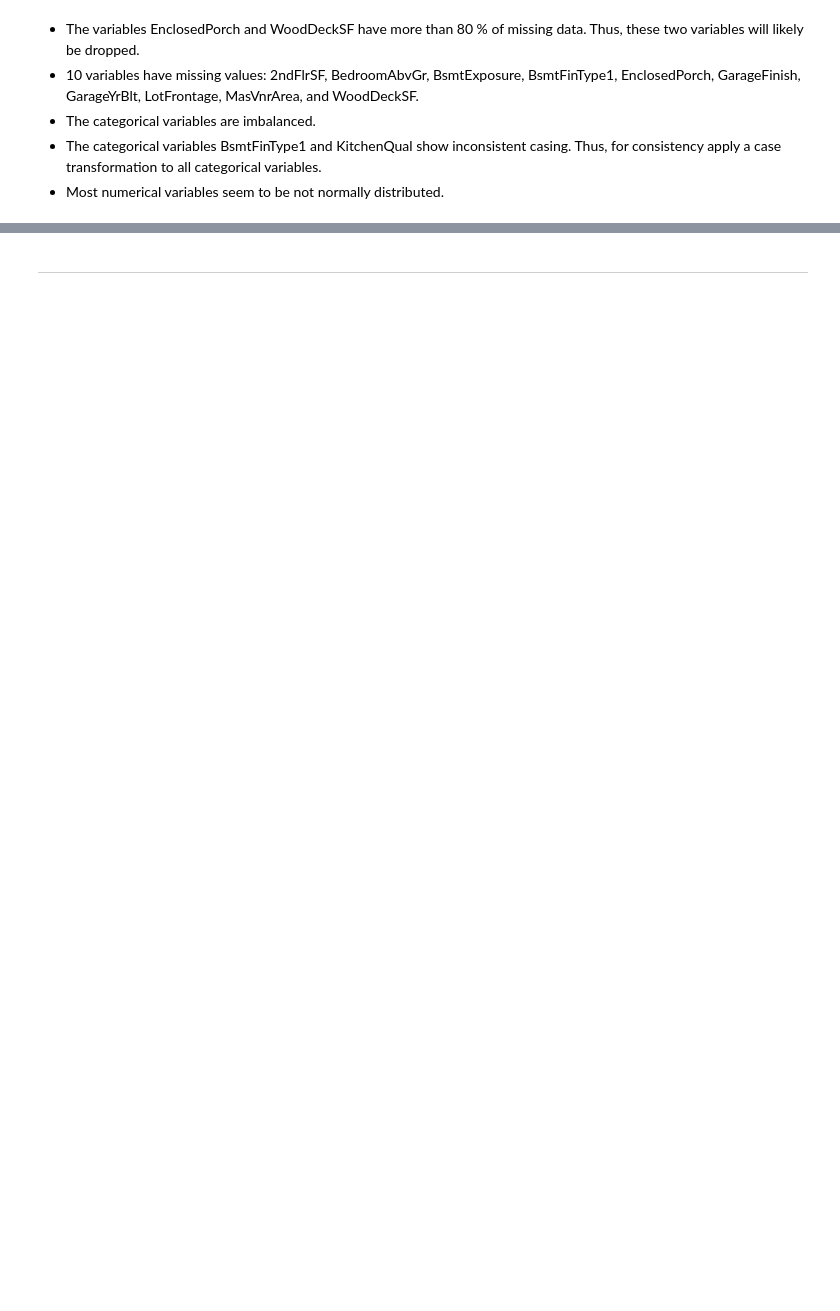
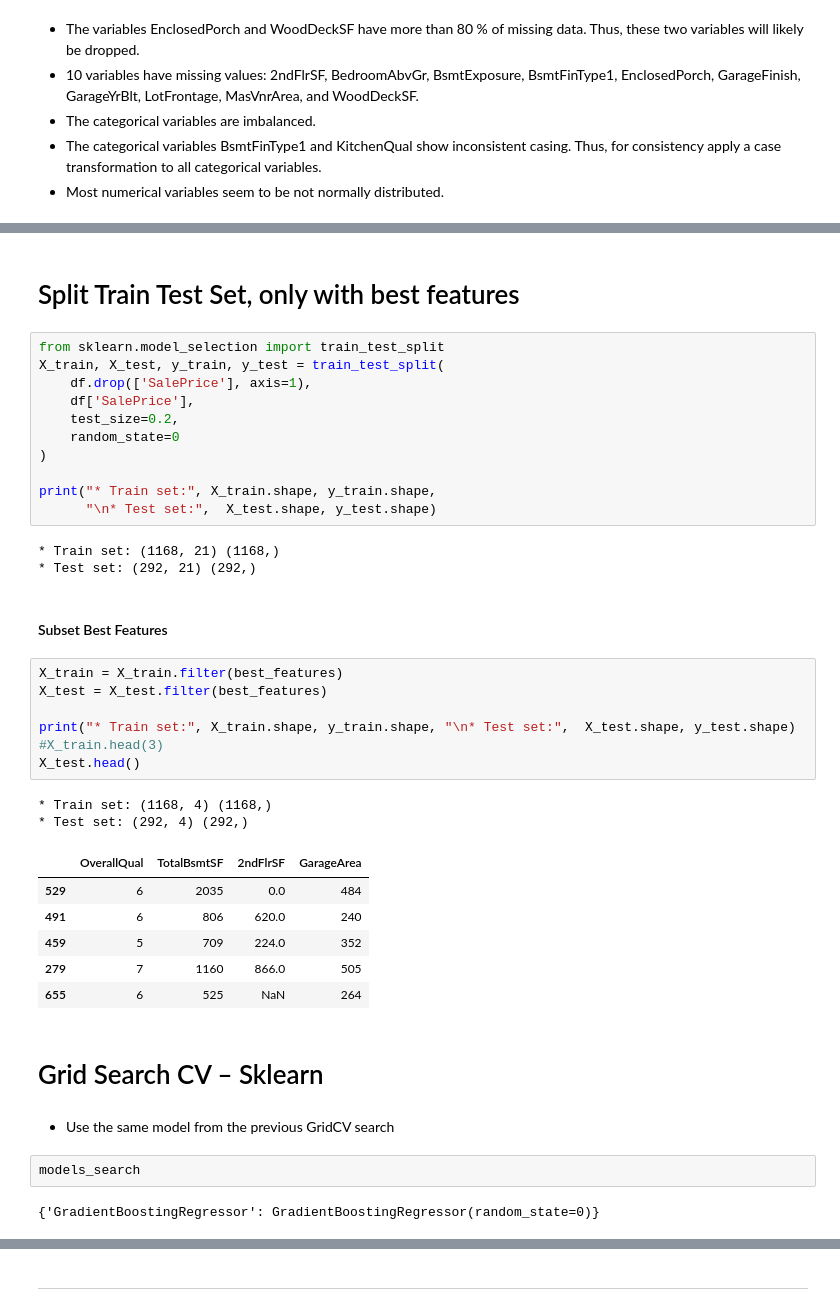
Before and after one commit to ParedesGab/PP5-heritage-housing-issues, a Jupyter notebook: jupyter_notebooks/5-Predict Sales Price.ipynb, the cells around one changed output, grey strips where cells are left out. Drawn from its saved outputs; the diff is of its cells as text; blank space fills up the shorter version.

```diff
--- a/jupyter_notebooks/5-Predict Sales Price.ipynb
+++ b/jupyter_notebooks/5-Predict Sales Price.ipynb
@@ -655,0 +535,42 @@ The score ranges from 0 (no predictive power) to 1 (perfect predictive power)
+# %% [markdown]
+# Split Train Test Set, only with best features
+# %%
+from sklearn.model_selection import train_test_split
+X_train, X_test, y_train, y_test = train_test_split(
+    df.drop(['SalePrice'], axis=1),
+    df['SalePrice'],
+    test_size=0.2,
+    random_state=0
+)
+
+print("* Train set:", X_train.shape, y_train.shape,
+      "\n* Test set:",  X_test.shape, y_test.shape)
+# %% [output]
+* Train set: (1168, 21) (1168,)
+* Test set: (292, 21) (292,)
+# %% [markdown]
+#### Subset Best Features
+# %%
+X_train = X_train.filter(best_features)
+X_test = X_test.filter(best_features)
+
+print("* Train set:", X_train.shape, y_train.shape, "\n* Test set:",  X_test.shape, y_test.shape)
+#X_train.head(3)
+X_test.head()
+# %% [output]
+* Train set: (1168, 4) (1168,)
+* Test set: (292, 4) (292,)
+|  | OverallQual | TotalBsmtSF | 2ndFlrSF | GarageArea |
+| 529 | 6 | 2035 | 0.0 | 484 |
+| 491 | 6 | 806 | 620.0 | 240 |
+| 459 | 5 | 709 | 224.0 | 352 |
+| 279 | 7 | 1160 | 866.0 | 505 |
+| 655 | 6 | 525 | NaN | 264 |
+# %% [markdown]
+# Grid Search CV – Sklearn
+# %% [markdown]
+* Use the same model from the previous GridCV search
+# %%
+models_search
+# %% [output]
+{'GradientBoostingRegressor': GradientBoostingRegressor(random_state=0)}
```
Also changed, not shown: parts of 100 cells of this notebook, 6 other files.
